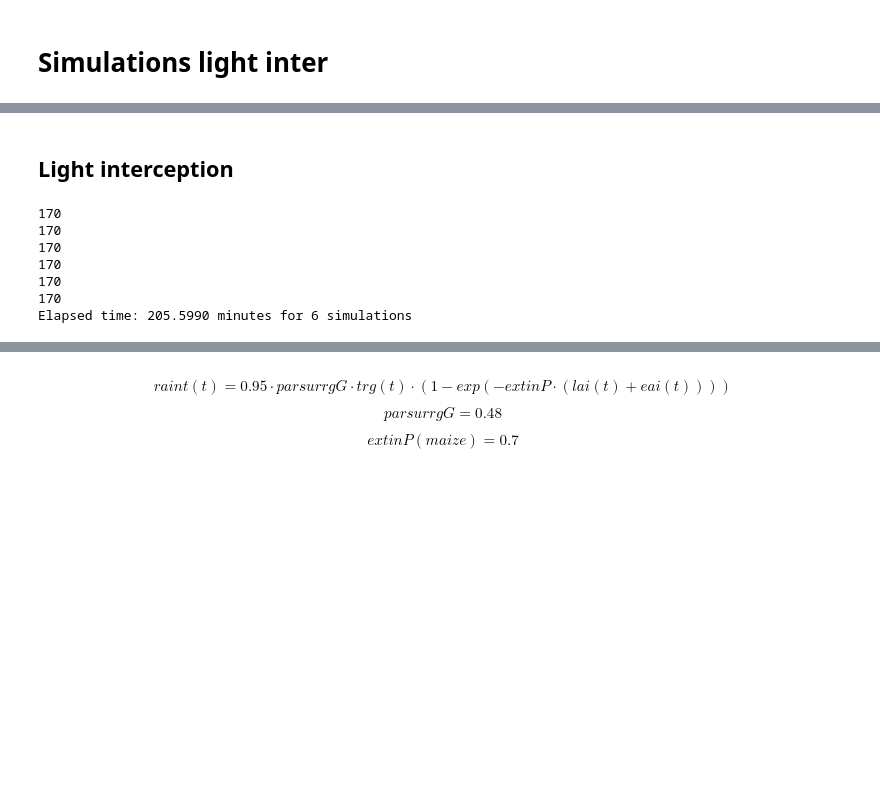
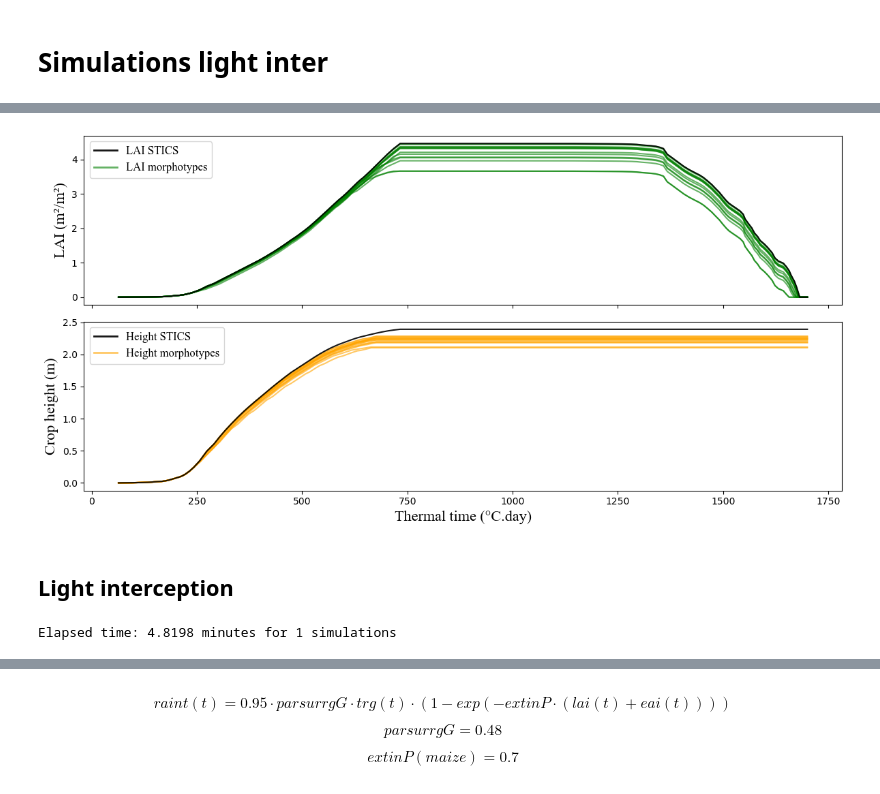
Before and after one commit to orianebro/ArchiCrop, a Jupyter notebook: tutorials/light_inter_all_simul.ipynb, the cells around one changed output, grey strips where cells are left out. Drawn from its saved outputs; the diff is of its cells as text; code cells hidden in the pictures; blank space fills up the shorter version.

Commit message:
simulations test light inter

```diff
--- a/tutorials/light_inter_all_simul.ipynb
+++ b/tutorials/light_inter_all_simul.ipynb
@@ -205,2 +120,6 @@ plt.show()
+# %%
+plot_constrainted_vs_realized(thermal_time, LA_archicrop, height_archicrop, leaf_area_plant, sen_leaf_area_plant, height_canopy, sowing_density)
+# %% [output]
+[figure, added]
 # %% [markdown]
 ## Light interception
@@ -208,66 +130,40 @@ plt.show()
 # faire au zenith aussi !!!!!!!!!!!!!!!!!!!!
 # ciel 6 directions, 16, 36...
 # %%
-import pandas as pd
-from openalea.astk.sky_irradiance import sky_irradiance
-from openalea.astk.sky_sources import sky_sources, caribu_light_sources
-from openalea.archicrop.ltfs import illuminate, mean_leaf_irradiance
-from alinea.caribu.data_samples import data_path
 
-par_incident = par_inc = [value["Incident PAR"] for value in daily_dynamics.values()]
 
-fn = 'climaisj.meteo'
-def meteo_day(dates):
-    names=['station', 'year', 'month', 'day', 'julian', 'min_temp', 'max_temp', 'rad', 'Penman PET', 'rainfall', 'wind', 'pressure', 'CO2']
-    df = pd.read_csv(fn,  header=None, sep='\s+', names=names)
-    df["daydate"] = pd.to_datetime(df[["year", "month", "day"]])
-    return df
-
-def year_to_season():
-    pass
-
-df = meteo_day()
 location ={
 'longitude': 3.87,
 'latitude': 45,
 'altitude': 56,
 'timezone': 'Europe/Paris'}
 
-# print([d for d in df.itertuples()])
-
-# irr = sky_irradiance()
-# sun, sky = sky_sources(sky_type='clear_sky', sky_irradiance=irr, scale='ppfd')
-# lights = caribu_light_sources(sun, sky)
-
-nice_green = Color3((50,100,0))
 
 inter_plant = (100 / inter_row / sowing_density)*100
 domain = ((-0.5*inter_row, -0.5*inter_plant), (0.5*inter_row, 0.5*inter_plant))
 
-par_caribu = []
-
-scenes = []
-
 start_time = t.time()
 
-for mtgs in fitting_sim['mtg'][:1]:
+par_caribu = []
+scenes = []
+for mtgs_plant in mtgs:
     scenes_tmp = []
     aggs_tmp = []
     count = 0
-    print(len(mtgs))
-    # for mtg, par in zip(mtgs[-2:-1], par_inc[-2:-1]):
-    for mtg,row in zip(mtgs,df.itertuples()): # reduire df --> request
-        # count += 1
-        # if count%5==0:
-        irr = sky_irradiance(daydate=row.daydate, day_ghi=row.rad, **location)
-        sun, sky = sky_sources(sky_type='clear_sky', sky_irradiance=irr, scale='global')
-        lights = caribu_light_sources(sun, sky)
-        # lights = [(par,(0,0,-1))]
+    # print(len(mtgs_plant))
+    for mtg, par in zip(mtgs_plant, par_incident):
+    # for mtg,row in zip(mtgs_plant,df_weather.itertuples()):
+        count += 1
+        if count%1==0:
+            # irr = sky_irradiance(daydate=row.daydate, day_ghi=row.rad, **location)
+            # sun, sky = sky_sources(sky_type='clear_sky', sky_irradiance=irr, scale='global')
+            # lights = caribu_light_sources(sun, sky)
+            lights = [(par,(0,0,-1))]
 
-        scene, labels = build_scene(mtg, (0,0,0), leaf_material=Material(nice_green), stem_material=Material(nice_green), senescence=False)
-        cs, raw, agg = illuminate(scene, light=lights, labels=labels, domain=domain) # --> cf PARaggregators in caribu scene node
-        aggs_tmp.append(agg)
-        scenes_tmp.append(cs.plot(raw, display=False)[0])
+            scene, labels = build_scene(mtg, (0,0,0), senescence=False)
+            cs, raw, agg = illuminate(scene, light=lights, labels=labels, domain=domain, direct=False) # --> cf PARaggregators in caribu scene node
+            aggs_tmp.append(agg)
+            scenes_tmp.append(cs.plot(raw, display=False)[0])
         # print((t.time() - start_time)/60)
     par_caribu.append(aggs_tmp)
     scenes.append(scenes_tmp)
@@ -275,12 +171,6 @@ for mtgs in fitting_sim['mtg'][:1]:
 end_time = t.time()
 
 elapsed_time = (end_time - start_time)/60
-print(f"Elapsed time: {elapsed_time:.4f} minutes for {len(fitting_sim['mtg'])} simulations")
+print(f"Elapsed time: {elapsed_time:.4f} minutes for {len(mtgs)} simulations")
 # %% [output]
-170
-170
-170
-170
-170
-170
-Elapsed time: 205.5990 minutes for 6 simulations
+Elapsed time: 4.8198 minutes for 1 simulations
```
Also changed, not shown: parts of 48 cells of this notebook, 10 other files.
